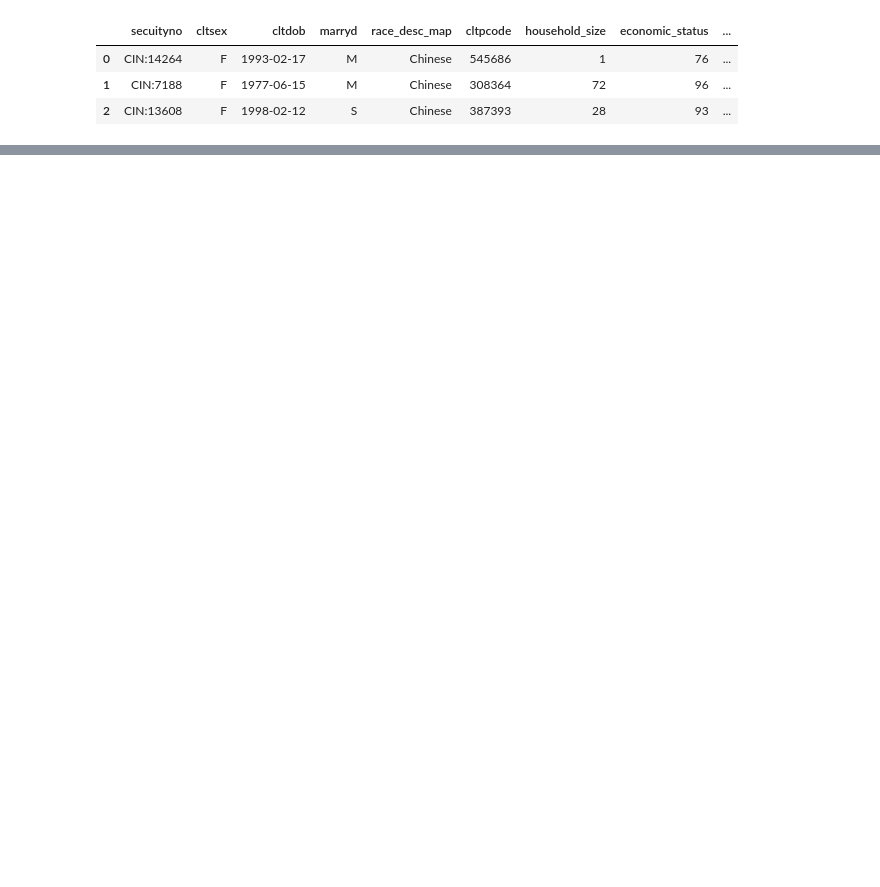
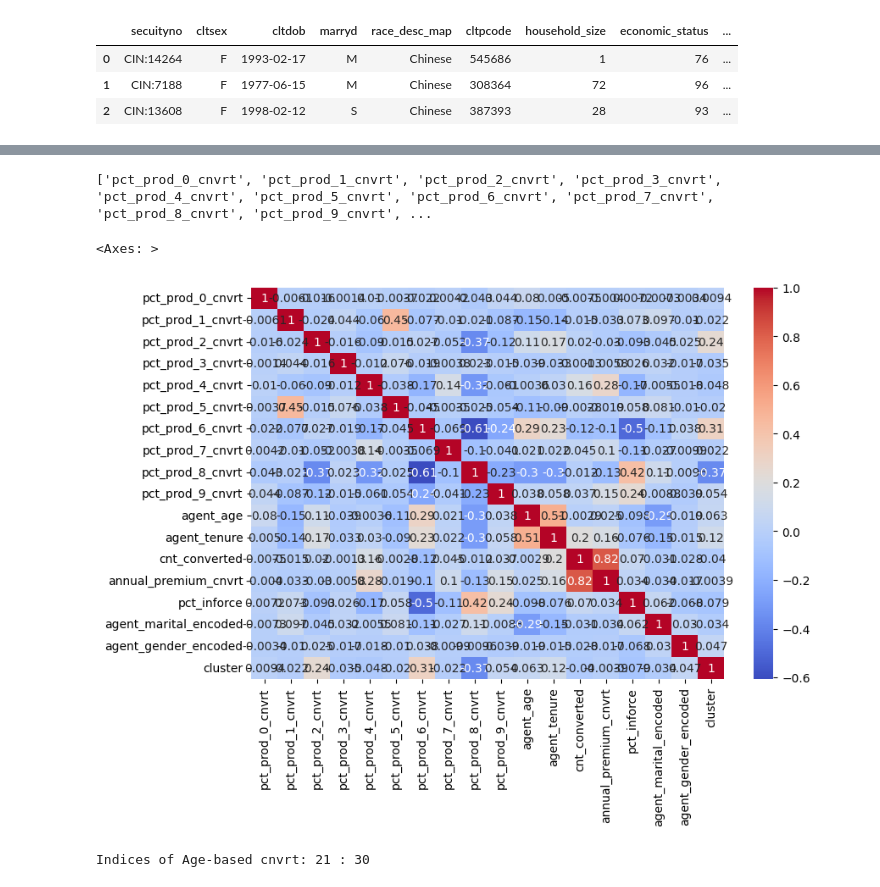
Before and after one commit to pragya77-beep/Datathon-2025, a Jupyter notebook: BigTree copy.ipynb, the cells around one changed output, grey strips where cells are left out. Drawn from its saved outputs; the diff is of its cells as text; code cells hidden in the pictures; blank space fills up the shorter version.

```diff
--- a/BigTree copy.ipynb
+++ b/BigTree copy.ipynb
@@ -229,0 +325,19 @@ plt.show()
+# %%
+products_cnvrt = [f"pct_prod_{i}_cnvrt" for i in range(0,10)]
+products_cnvrt += ["agent_age","agent_tenure","cnt_converted","annual_premium_cnvrt","pct_inforce","agent_marital_encoded","agent_gender_encoded","cluster"]
+print(products_cnvrt)
+
+correlation_matrix = dfs["agent_encoded"].loc[:,products_cnvrt].corr()
+
+plt.figure(figsize=(9,6))
+sns.heatmap(correlation_matrix,
+            annot=True,
+            cmap="coolwarm")
+# %% [output]
+['pct_prod_0_cnvrt', 'pct_prod_1_cnvrt', 'pct_prod_2_cnvrt', 'pct_prod_3_cnvrt', 'pct_prod_4_cnvrt', 'pct_prod_5_cnvrt', 'pct_prod_6_cnvrt', 'pct_prod_7_cnvrt', 'pct_prod_8_cnvrt', 'pct_prod_9_cnvrt', ...
+<Axes: >
+[figure, added]
+# %%
+print("Indices of Age-based cnvrt:",list(dfs["agent_encoded"].columns).index("pct_AG01_lt20"),":", list(dfs["agent_encoded"].columns).index('pct_AG10_60up'))
+# %% [output]
+Indices of Age-based cnvrt: 21 : 30
```
Also changed, not shown: parts of 41 cells of this notebook.
